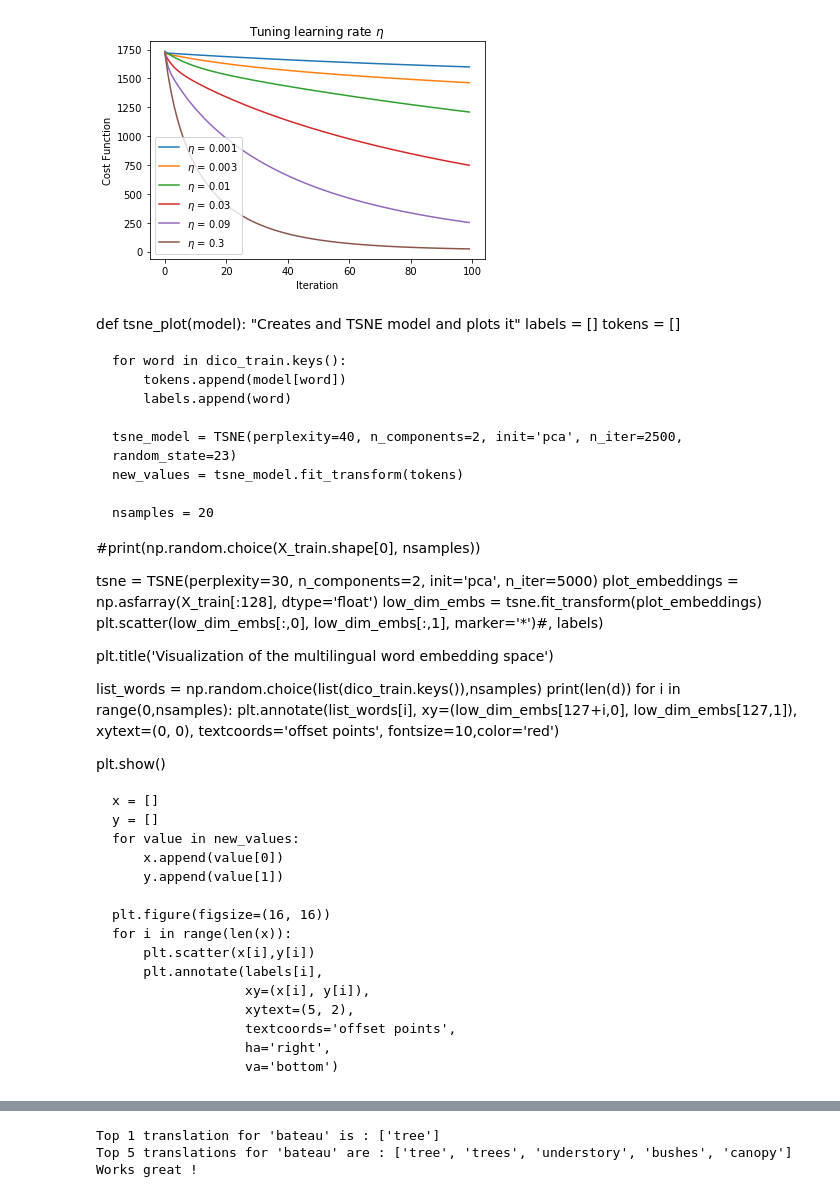
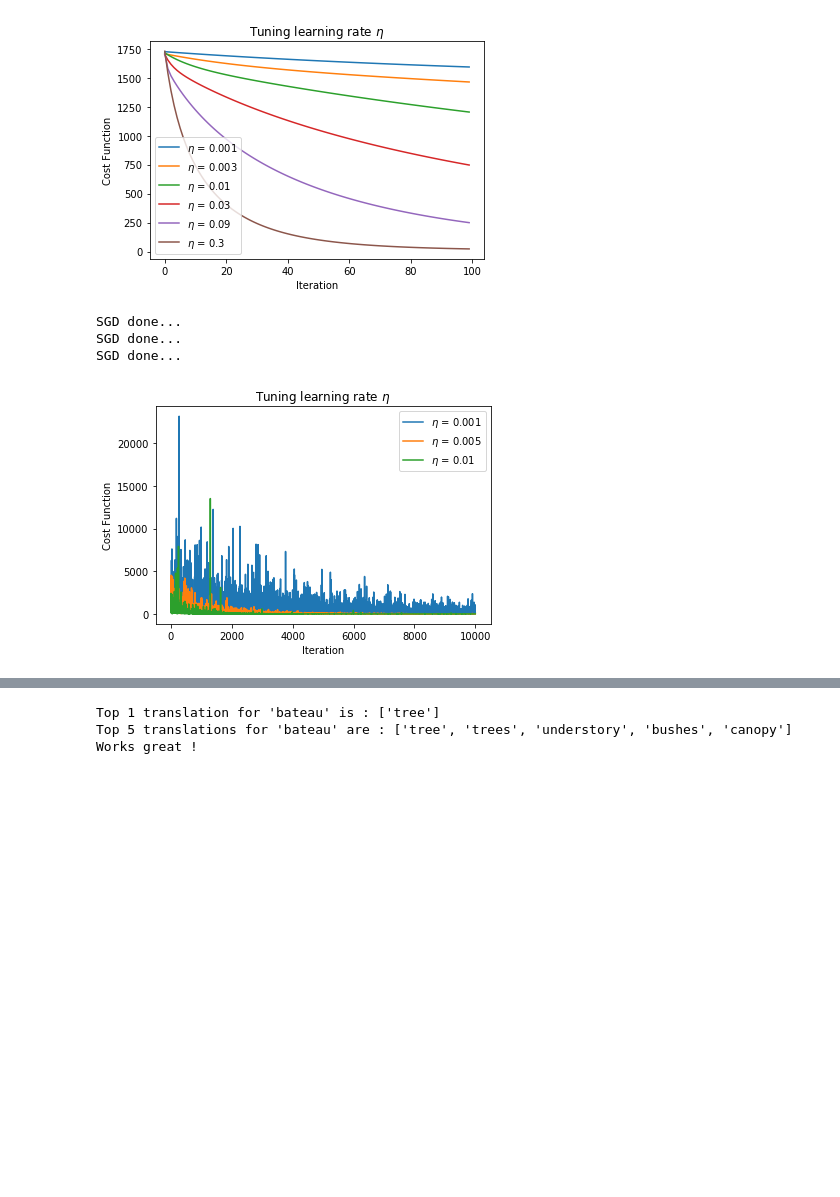
Before and after one commit to minhparis/nlp-gan, a Jupyter notebook: Projet_NLP_LM.ipynb, the cells around one changed output, grey strips where cells are left out. Drawn from its saved outputs; the diff is of its cells as text; code cells hidden in the pictures; blank space fills up the shorter version.

```diff
--- a/Projet_NLP_LM.ipynb
+++ b/Projet_NLP_LM.ipynb
@@ -127,7 +123,7 @@ def StochasticGradientDescent(eta, niter):
         rand_ind = np.random.randint(0, X_train.shape[0])
         X_i = X_train[rand_ind,:]
         Z_i = Z_train[rand_ind,:]
-        W -= eta*2*np.dot(X_i.T, (np.dot(X_i, W.T) - Z_i)).T
+        W -= eta*2*np.outer(X_i.T, (np.dot(X_i, W.T) - Z_i)).T
         value_C[t] = np.linalg.norm(np.dot(W, X_i) - Z_i)**2
     print("SGD done...")
     return (W, value_C)
@@ -347,50 +337,26 @@ GD done...
 GD done...
 GD done...
 [figure]
-# %% [markdown]
-def tsne_plot(model):
-    "Creates and TSNE model and plots it"
-    labels = []
-    tokens = []
-
-    for word in dico_train.keys():
-        tokens.append(model[word])
-        labels.append(word)
-
-    tsne_model = TSNE(perplexity=40, n_components=2, init='pca', n_iter=2500, random_state=23)
-    new_values = tsne_model.fit_transform(tokens)
-
-    nsamples = 20
-#print(np.random.choice(X_train.shape[0], nsamples))
-
-tsne = TSNE(perplexity=30, n_components=2, init='pca', n_iter=5000)
-plot_embeddings = np.asfarray(X_train[:128], dtype='float')
-low_dim_embs = tsne.fit_transform(plot_embeddings)
-plt.scatter(low_dim_embs[:,0], low_dim_embs[:,1], marker='*')#, labels)
-
-
-plt.title('Visualization of the multilingual word embedding space')
-
-list_words = np.random.choice(list(dico_train.keys()),nsamples)
-print(len(d))
-for i in range(0,nsamples):
-    plt.annotate(list_words[i], xy=(low_dim_embs[127+i,0], low_dim_embs[127,1]),
-                 xytext=(0, 0), textcoords='offset points', fontsize=10,color='red')
-
-plt.show()
-
-    x = []
-    y = []
-    for value in new_values:
-        x.append(value[0])
-        y.append(value[1])
-
-    plt.figure(figsize=(16, 16))
-    for i in range(len(x)):
-        plt.scatter(x[i],y[i])
-        plt.annotate(labels[i],
-                     xy=(x[i], y[i]),
-                     xytext=(5, 2),
-                     textcoords='offset points',
-                     ha='right',
-                     va='bottom')
+# %%
+# SGD hyper parameter sensitivity
+eta_list = np.array([0.001, 0.005, 0.01])  #0.09, 0.3,0.03,
+niter = 10000
+
+plt.clf
+
+for ieta in np.arange(0,eta_list.size):
+    eta = eta_list[ieta]
+    W_SGD, C_SGD = StochasticGradientDescent(eta, niter)
+    plt.plot(C_SGD, label='$\eta$ = %s' % eta_list[ieta])
+
+plt.ylabel('Cost Function')
+plt.xlabel('Iteration')
+plt.title("Tuning learning rate $\eta$")
+plt.legend()
+
+plt.show()
+# %% [output]
+SGD done...
+SGD done...
+SGD done...
+[figure, added]
```
Also changed, not shown: parts of 20 cells of this notebook.
